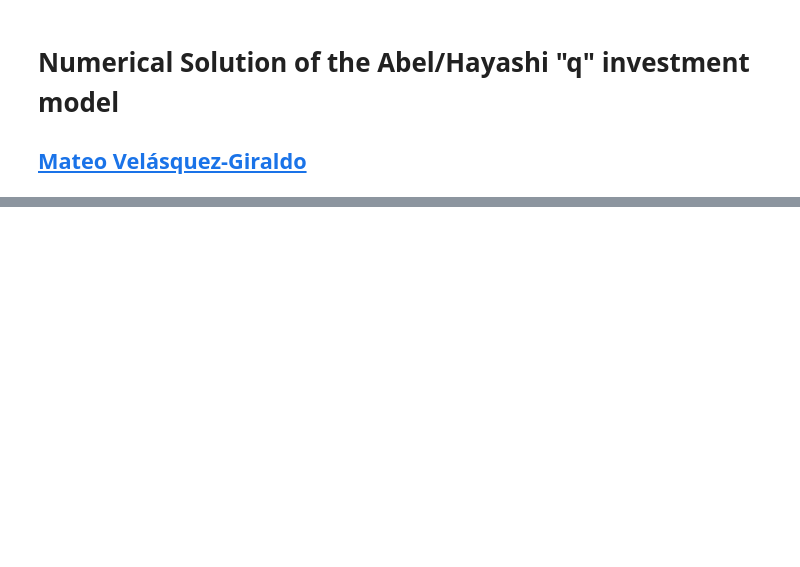
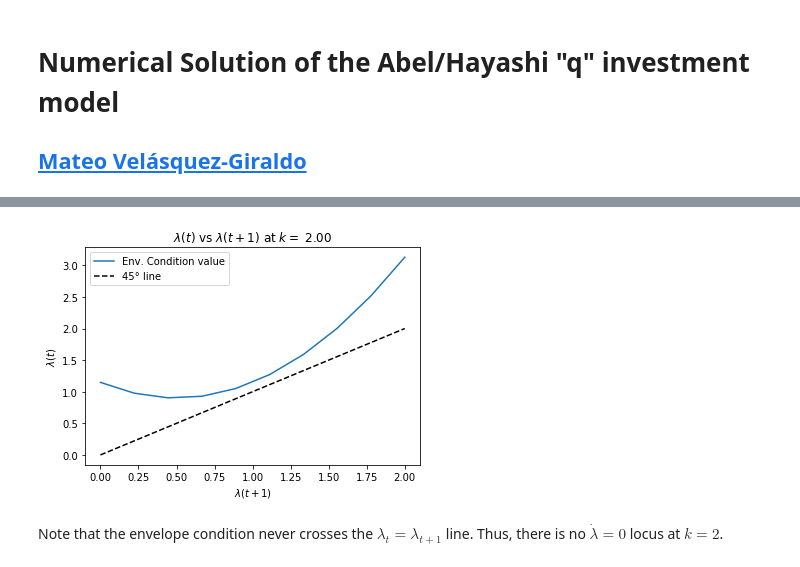
Before and after one commit to Mv77/Q_Investment, a Jupyter notebook: q_investment_model.ipynb, the cells around one changed output, grey strips where cells are left out. Saved outputs shown, nothing was run; the diff lists cells and outputs as text; code cells hidden in the pictures; blank space fills up the shorter version.

```diff
--- a/q_investment_model.ipynb
+++ b/q_investment_model.ipynb
@@ -201,0 +243,6 @@ plt.show()
+# %%
+Qexample.plotEnvelopeCond(k=2)
+# %% [output]
+[figure, added]
+# %% [markdown]
+Note that the envelope condition never crosses the $\lambda_t = \lambda_{t+1}$ line. Thus, there is no $\dot{\lambda}=0$ locus at $k=2$.
```
Also changed, not shown: parts of 8 cells of this notebook, 1 other file.
